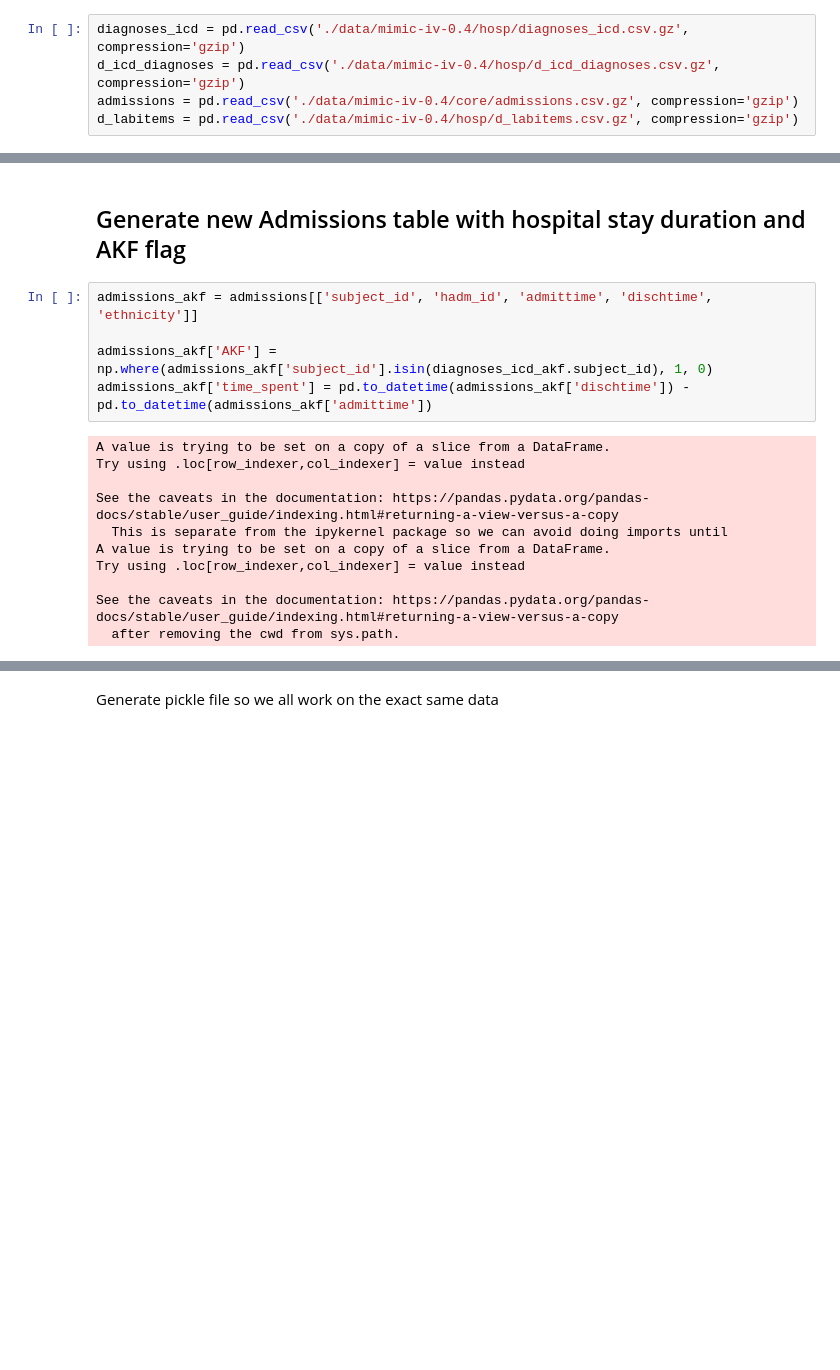
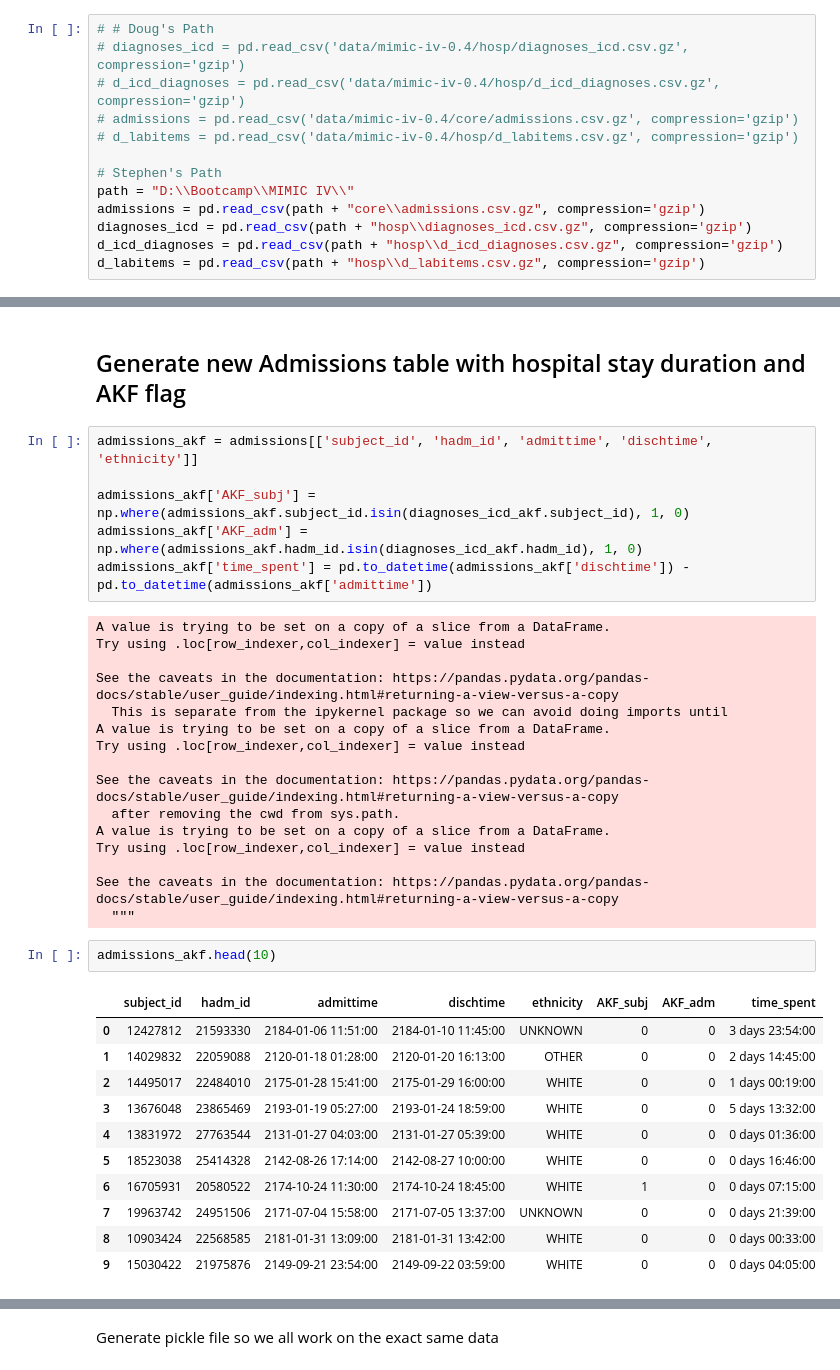
Before and after one commit to brandoncryu/disease_prediction, a Jupyter notebook: Generate Sample Patients.ipynb, the cells around one changed output, grey strips where cells are left out. Saved outputs shown, nothing was run; the diff lists cells and outputs as text; blank space fills up the shorter version.

```diff
--- a/Generate Sample Patients.ipynb
+++ b/Generate Sample Patients.ipynb
@@ -7,10 +7,18 @@ from sklearn.utils import resample
 # %% [markdown]
 ## Import Tables
 # %%
-diagnoses_icd = pd.read_csv('./data/mimic-iv-0.4/hosp/diagnoses_icd.csv.gz', compression='gzip')
-d_icd_diagnoses = pd.read_csv('./data/mimic-iv-0.4/hosp/d_icd_diagnoses.csv.gz', compression='gzip')
-admissions = pd.read_csv('./data/mimic-iv-0.4/core/admissions.csv.gz', compression='gzip')
-d_labitems = pd.read_csv('./data/mimic-iv-0.4/hosp/d_labitems.csv.gz', compression='gzip')
+# # Doug's Path
+# diagnoses_icd = pd.read_csv('data/mimic-iv-0.4/hosp/diagnoses_icd.csv.gz', compression='gzip')
+# d_icd_diagnoses = pd.read_csv('data/mimic-iv-0.4/hosp/d_icd_diagnoses.csv.gz', compression='gzip')
+# admissions = pd.read_csv('data/mimic-iv-0.4/core/admissions.csv.gz', compression='gzip')
+# d_labitems = pd.read_csv('data/mimic-iv-0.4/hosp/d_labitems.csv.gz', compression='gzip')
+
+# Stephen's Path
+path = "D:\\Bootcamp\\MIMIC IV\\"
+admissions = pd.read_csv(path + "core\\admissions.csv.gz", compression='gzip')
+diagnoses_icd = pd.read_csv(path + "hosp\\diagnoses_icd.csv.gz", compression='gzip')
+d_icd_diagnoses = pd.read_csv(path + "hosp\\d_icd_diagnoses.csv.gz", compression='gzip')
+d_labitems = pd.read_csv(path + "hosp\\d_labitems.csv.gz", compression='gzip')
 # %% [markdown]
 ## Pull codes related to Acute Kidney Failure
 # %%
@@ -32,7 +49,8 @@ diagnoses_icd_akf = diagnoses_icd[diagnoses_icd['icd_code'].isin(akf_codes)]
 # %%
 admissions_akf = admissions[['subject_id', 'hadm_id', 'admittime', 'dischtime', 'ethnicity']]
 
-admissions_akf['AKF'] = np.where(admissions_akf['subject_id'].isin(diagnoses_icd_akf.subject_id), 1, 0)
+admissions_akf['AKF_subj'] = np.where(admissions_akf.subject_id.isin(diagnoses_icd_akf.subject_id), 1, 0)
+admissions_akf['AKF_adm'] = np.where(admissions_akf.hadm_id.isin(diagnoses_icd_akf.hadm_id), 1, 0)
 admissions_akf['time_spent'] = pd.to_datetime(admissions_akf['dischtime']) - pd.to_datetime(admissions_akf['admittime'])
 # %% [output]
 A value is trying to be set on a copy of a slice from a DataFrame.
@@ -45,4 +63,23 @@ Try using .loc[row_indexer,col_indexer] = value instead
 
 See the caveats in the documentation: https://pandas.pydata.org/pandas-docs/stable/user_guide/indexing.html#returning-a-view-versus-a-copy
   after removing the cwd from sys.path.
+A value is trying to be set on a copy of a slice from a DataFrame.
+Try using .loc[row_indexer,col_indexer] = value instead
+
+See the caveats in the documentation: https://pandas.pydata.org/pandas-docs/stable/user_guide/indexing.html#returning-a-view-versus-a-copy
+  """
+# %%
+admissions_akf.head(10)
+# %% [output]
+|  | subject_id | hadm_id | admittime | dischtime | ethnicity | AKF_subj | AKF_adm | time_spent |
+| 0 | 12427812 | 21593330 | 2184-01-06 11:51:00 | 2184-01-10 11:45:00 | UNKNOWN | 0 | 0 | 3 days 23:54:00 |
+| 1 | 14029832 | 22059088 | 2120-01-18 01:28:00 | 2120-01-20 16:13:00 | OTHER | 0 | 0 | 2 days 14:45:00 |
+| 2 | 14495017 | 22484010 | 2175-01-28 15:41:00 | 2175-01-29 16:00:00 | WHITE | 0 | 0 | 1 days 00:19:00 |
+| 3 | 13676048 | 23865469 | 2193-01-19 05:27:00 | 2193-01-24 18:59:00 | WHITE | 0 | 0 | 5 days 13:32:00 |
+| 4 | 13831972 | 27763544 | 2131-01-27 04:03:00 | 2131-01-27 05:39:00 | WHITE | 0 | 0 | 0 days 01:36:00 |
+| 5 | 18523038 | 25414328 | 2142-08-26 17:14:00 | 2142-08-27 10:00:00 | WHITE | 0 | 0 | 0 days 16:46:00 |
+| 6 | 16705931 | 20580522 | 2174-10-24 11:30:00 | 2174-10-24 18:45:00 | WHITE | 1 | 0 | 0 days 07:15:00 |
+| 7 | 19963742 | 24951506 | 2171-07-04 15:58:00 | 2171-07-05 13:37:00 | UNKNOWN | 0 | 0 | 0 days 21:39:00 |
+| 8 | 10903424 | 22568585 | 2181-01-31 13:09:00 | 2181-01-31 13:42:00 | WHITE | 0 | 0 | 0 days 00:33:00 |
+| 9 | 15030422 | 21975876 | 2149-09-21 23:54:00 | 2149-09-22 03:59:00 | WHITE | 0 | 0 | 0 days 04:05:00 |
 # %% [markdown]
```
Also changed, not shown: parts of 29 cells of this notebook, 1 other file.
